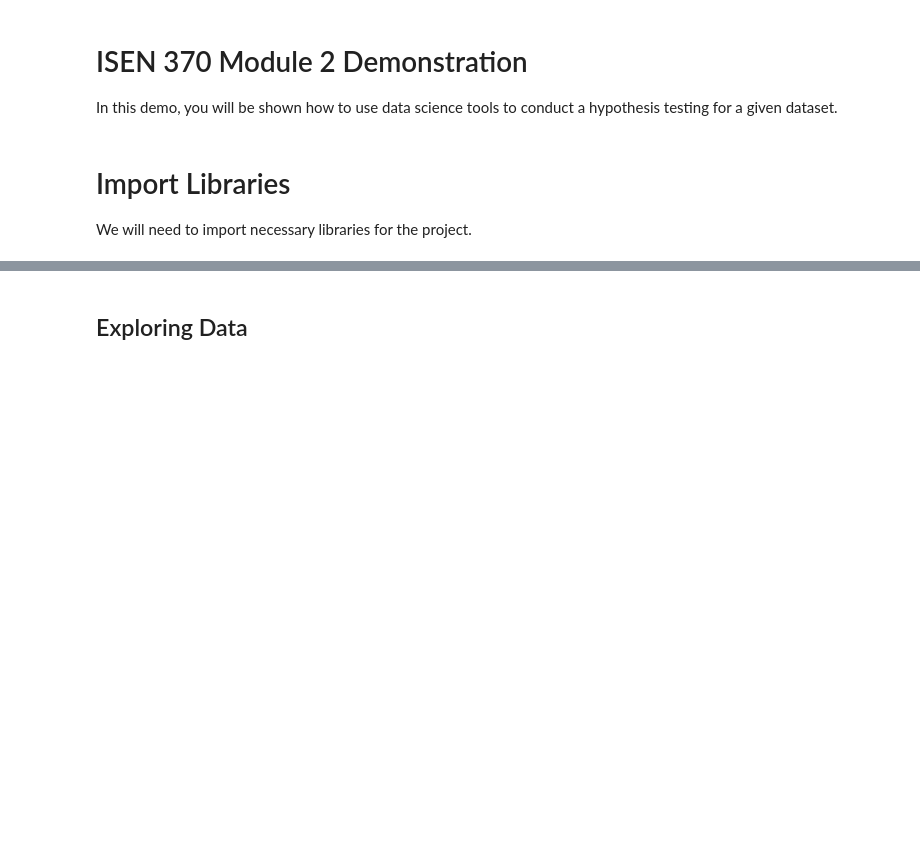
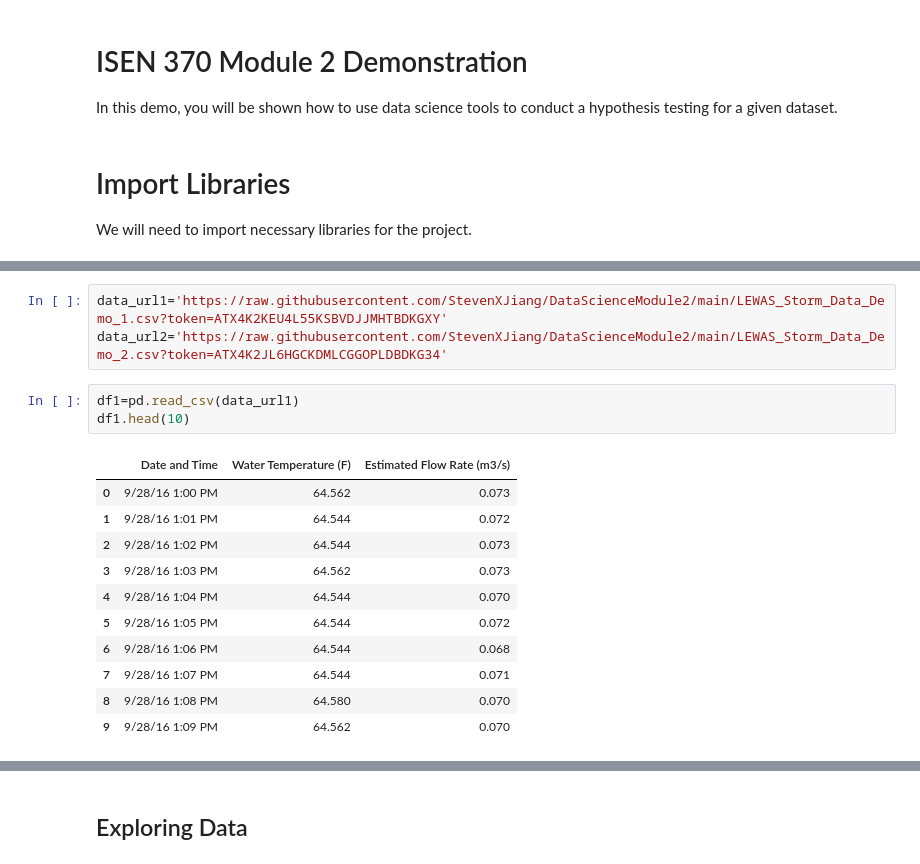
Before and after one commit to StevenXJiang/DataScienceModule2, a Jupyter notebook: ISEN_370_Module_2_Project_Demo.ipynb, the cells around one changed output, grey strips where cells are left out. Drawn from its saved outputs; the diff is of its cells as text; blank space fills up the shorter version.

```diff
--- a/ISEN_370_Module_2_Project_Demo.ipynb
+++ b/ISEN_370_Module_2_Project_Demo.ipynb
@@ -18,0 +20,18 @@ data_url='https://raw.githubusercontent.com/StevenXJiang/ISEN370/main/VU_Buildin
+# %%
+data_url1='https://raw.githubusercontent.com/StevenXJiang/DataScienceModule2/main/LEWAS_Storm_Data_Demo_1.csv?token=ATX4K2KEU4L55KSBVDJJMHTBDKGXY'
+data_url2='https://raw.githubusercontent.com/StevenXJiang/DataScienceModule2/main/LEWAS_Storm_Data_Demo_2.csv?token=ATX4K2JL6HGCKDMLCGGOPLDBDKG34'
+# %%
+df1=pd.read_csv(data_url1)
+df1.head(10)
+# %% [output]
+|  | Date and Time | Water Temperature (F) | Estimated Flow Rate (m3/s) |
+| 0 | 9/28/16 1:00 PM | 64.562 | 0.073 |
+| 1 | 9/28/16 1:01 PM | 64.544 | 0.072 |
+| 2 | 9/28/16 1:02 PM | 64.544 | 0.073 |
+| 3 | 9/28/16 1:03 PM | 64.562 | 0.073 |
+| 4 | 9/28/16 1:04 PM | 64.544 | 0.070 |
+| 5 | 9/28/16 1:05 PM | 64.544 | 0.072 |
+| 6 | 9/28/16 1:06 PM | 64.544 | 0.068 |
+| 7 | 9/28/16 1:07 PM | 64.544 | 0.071 |
+| 8 | 9/28/16 1:08 PM | 64.580 | 0.070 |
+| 9 | 9/28/16 1:09 PM | 64.562 | 0.070 |
```
Also changed, not shown: parts of 15 cells of this notebook.
